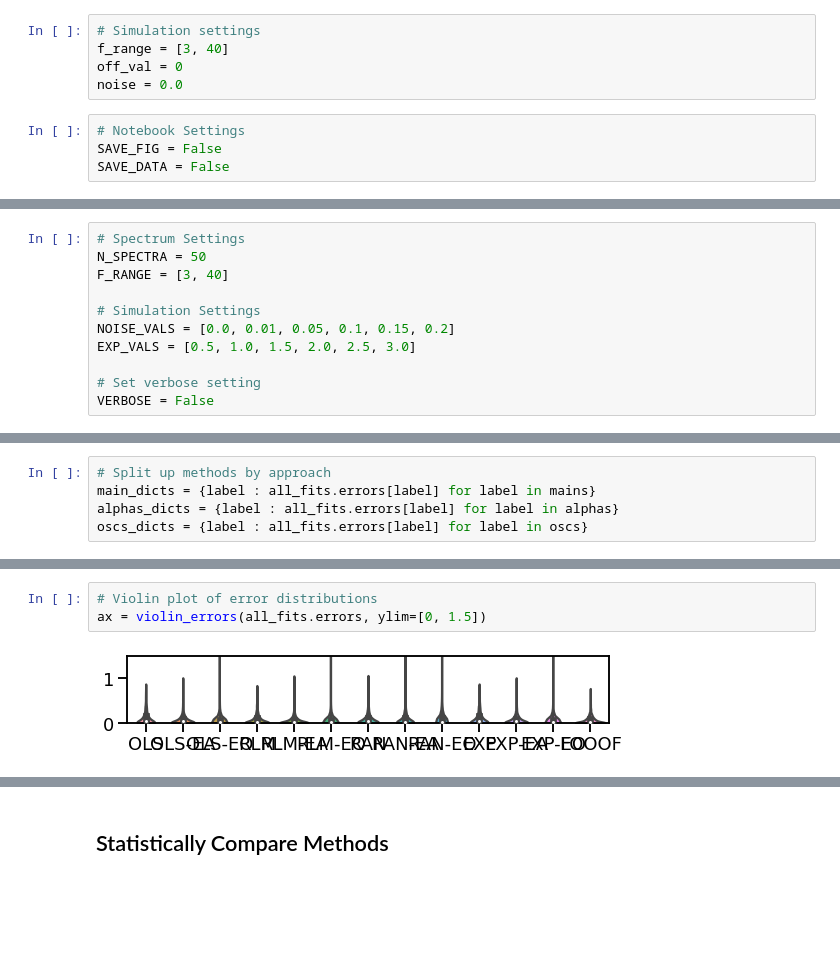
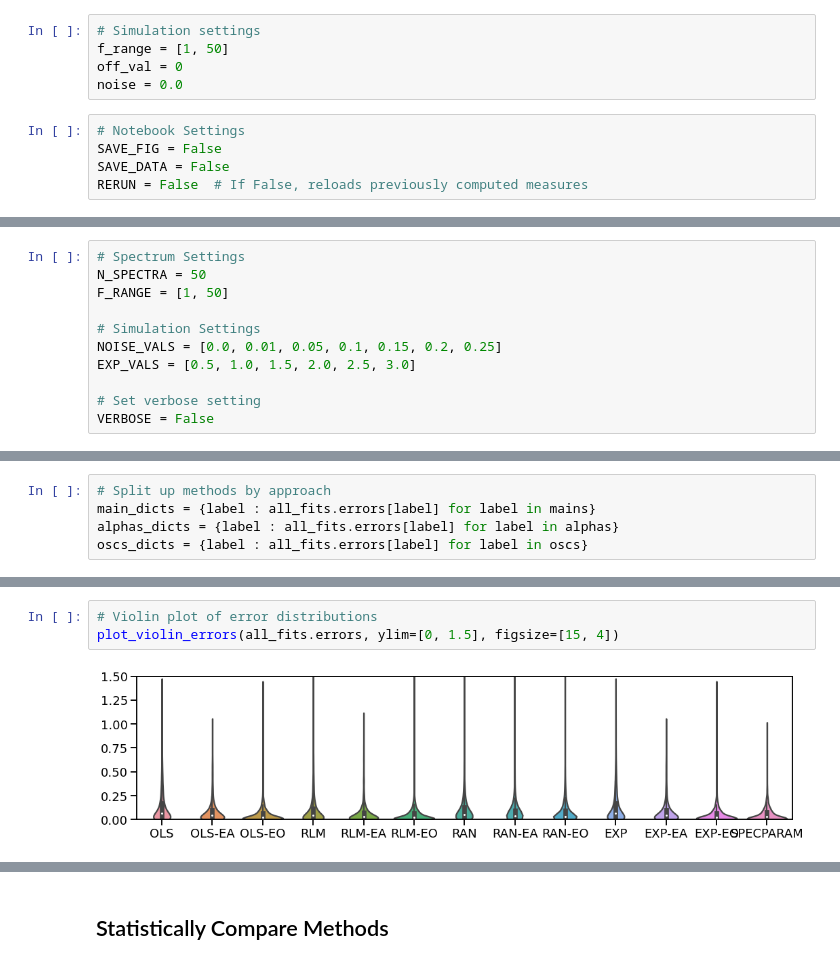
Before and after one commit to AperiodicMethods/AperiodicMethods, a Jupyter notebook: notebooks/11-SpectralFitting.ipynb, the cells around one changed output, grey strips where cells are left out. Drawn from its saved outputs; the diff is of its cells as text; blank space fills up the shorter version.

```diff
--- a/notebooks/11-SpectralFitting.ipynb
+++ b/notebooks/11-SpectralFitting.ipynb
@@ -69,13 +59,14 @@ from apm.sim.peaks import *
 db = APMDB()
 # %%
 # Simulation settings
-f_range = [3, 40]
+f_range = [1, 50]
 off_val = 0
 noise = 0.0
 # %%
 # Notebook Settings
 SAVE_FIG = False
 SAVE_DATA = False
+RERUN = False  # If False, reloads previously computed measures
 # %% [markdown]
 ## Spectral Fitting Methods
 
@@ -444,10 +437,10 @@ Run spectral fitting across multiple exponents and noise levels.
 # %%
 # Spectrum Settings
 N_SPECTRA = 50
-F_RANGE = [3, 40]
+F_RANGE = [1, 50]
 
 # Simulation Settings
-NOISE_VALS = [0.0, 0.01, 0.05, 0.1, 0.15, 0.2]
+NOISE_VALS = [0.0, 0.01, 0.05, 0.1, 0.15, 0.2, 0.25]
 EXP_VALS = [0.5, 1.0, 1.5, 2.0, 2.5, 3.0]
 
 # Set verbose setting
@@ -601,5 +608,5 @@ violin_errors(oscs_dicts, ylim = [0, 1.25])
 # %%
 # Violin plot of error distributions
-ax = violin_errors(all_fits.errors, ylim=[0, 1.5])
+plot_violin_errors(all_fits.errors, ylim=[0, 1.5], figsize=[15, 4])
 # %% [output]
-[figure, old version]
+[figure, new version]
```
Also changed, not shown: parts of 33 cells of this notebook.
